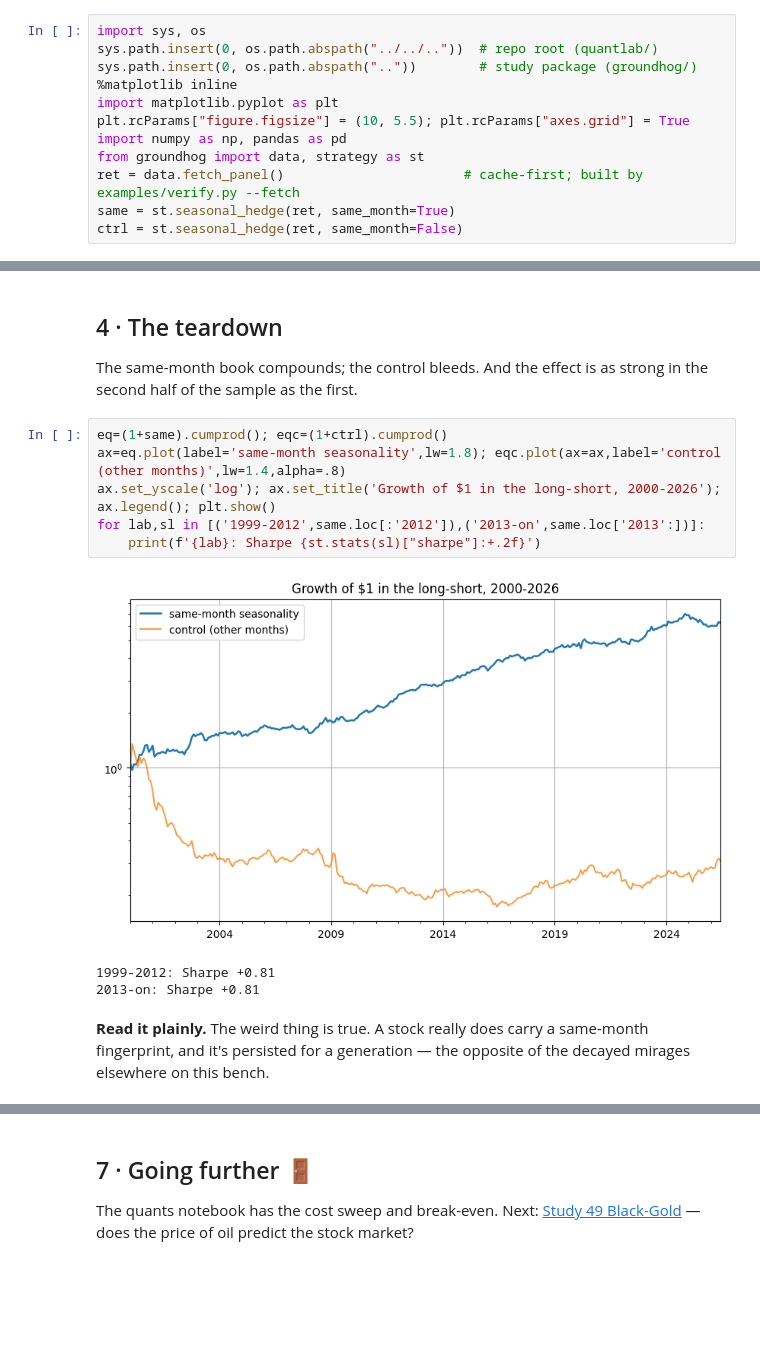
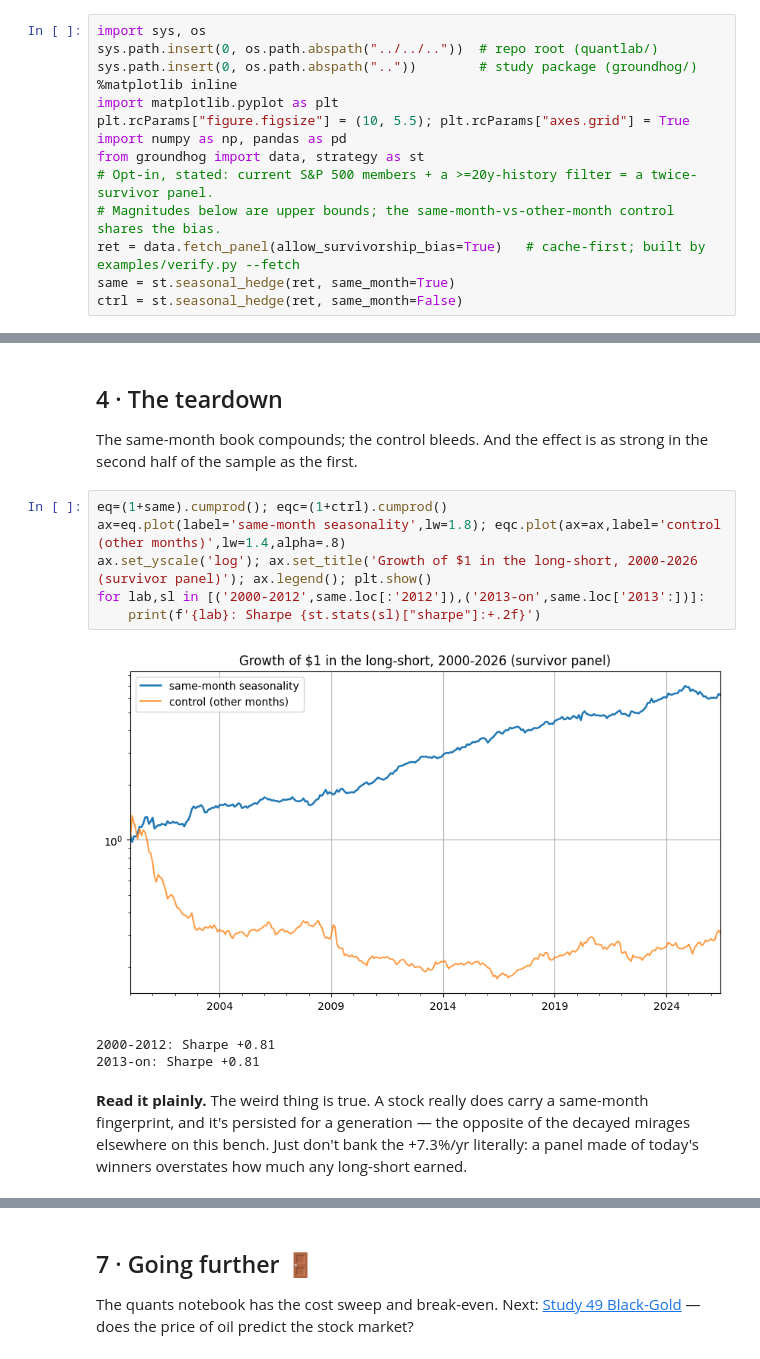
Before and after one commit to Guillain-RDCDE/Open-Alpha-Lab, a Jupyter notebook: studies/48-groundhog/notebooks/01_for_the_curious.ipynb, the cells around one changed output, grey strips where cells are left out. Cells and saved outputs as stored; diff of their text form; blank space fills up the shorter version.

Commit message:
Studies 48/50: one-way cost accounting, survivorship caveat on the Signal axis, 12-2 momentum control

```diff
--- a/studies/48-groundhog/notebooks/01_for_the_curious.ipynb
+++ b/studies/48-groundhog/notebooks/01_for_the_curious.ipynb
@@ -20,7 +20,9 @@ import matplotlib.pyplot as plt
 plt.rcParams["figure.figsize"] = (10, 5.5); plt.rcParams["axes.grid"] = True
 import numpy as np, pandas as pd
 from groundhog import data, strategy as st
-ret = data.fetch_panel()                       # cache-first; built by examples/verify.py --fetch
+# Opt-in, stated: current S&P 500 members + a >=20y-history filter = a twice-survivor panel.
+# Magnitudes below are upper bounds; the same-month-vs-other-month control shares the bias.
+ret = data.fetch_panel(allow_survivorship_bias=True)   # cache-first; built by examples/verify.py --fetch
 same = st.seasonal_hedge(ret, same_month=True)
 ctrl = st.seasonal_hedge(ret, same_month=False)
 # %% [markdown]
@@ -58,15 +61,15 @@ The same-month book compounds; the control bleeds. And the effect is as strong i
 # %%
 eq=(1+same).cumprod(); eqc=(1+ctrl).cumprod()
 ax=eq.plot(label='same-month seasonality',lw=1.8); eqc.plot(ax=ax,label='control (other months)',lw=1.4,alpha=.8)
-ax.set_yscale('log'); ax.set_title('Growth of $1 in the long-short, 2000-2026'); ax.legend(); plt.show()
-for lab,sl in [('1999-2012',same.loc[:'2012']),('2013-on',same.loc['2013':])]:
+ax.set_yscale('log'); ax.set_title('Growth of $1 in the long-short, 2000-2026 (survivor panel)'); ax.legend(); plt.show()
+for lab,sl in [('2000-2012',same.loc[:'2012']),('2013-on',same.loc['2013':])]:
     print(f'{lab}: Sharpe {st.stats(sl)["sharpe"]:+.2f}')
 # %% [output]
-[figure, old version]
+[figure, new version]
-1999-2012: Sharpe +0.81
+2000-2012: Sharpe +0.81
 2013-on: Sharpe +0.81
 # %% [markdown]
-**Read it plainly.** The weird thing is true. A stock really does carry a same-month fingerprint, and it's persisted for a generation — the opposite of the decayed mirages elsewhere on this bench.
+**Read it plainly.** The weird thing is true. A stock really does carry a same-month fingerprint, and it's persisted for a generation — the opposite of the decayed mirages elsewhere on this bench. Just don't bank the +7.3%/yr literally: a panel made of today's winners overstates how much any long-short earned.
 # %% [markdown]
 ## 5 · The verdict
 
```
Also changed, not shown: parts of 5 cells of this notebook, 21 other files.
